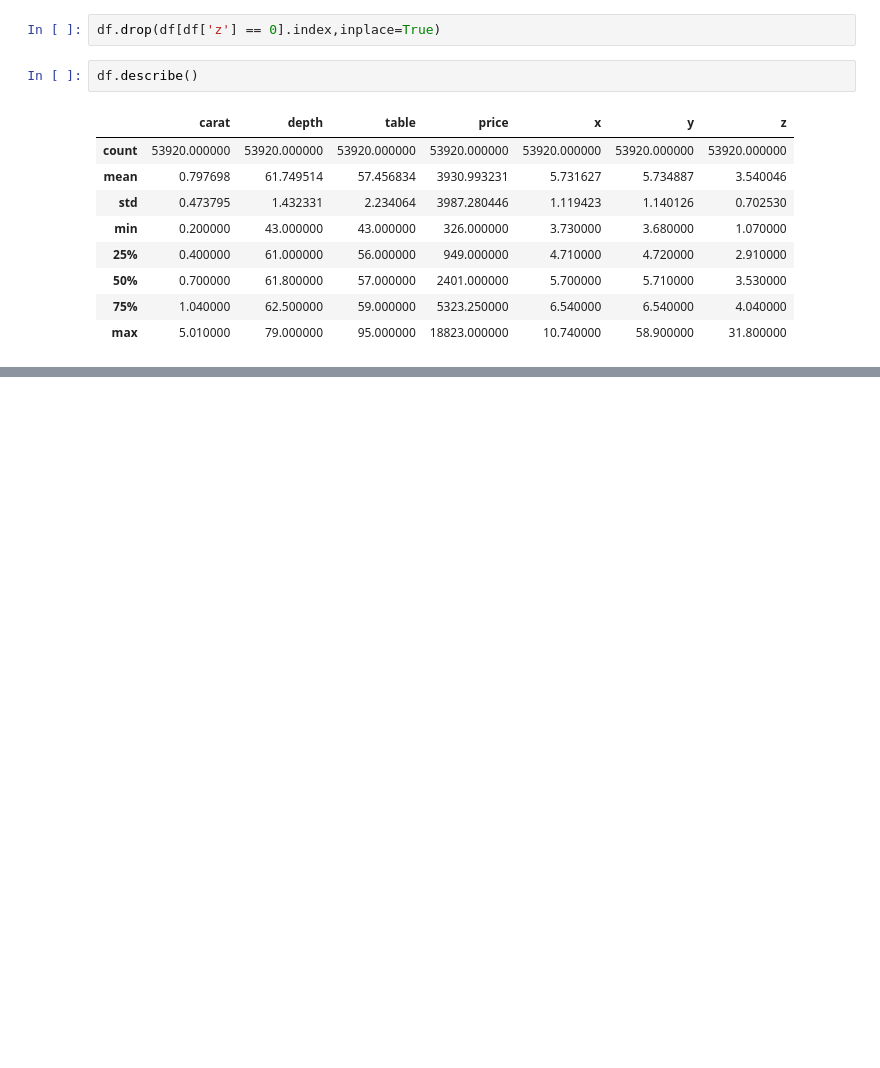
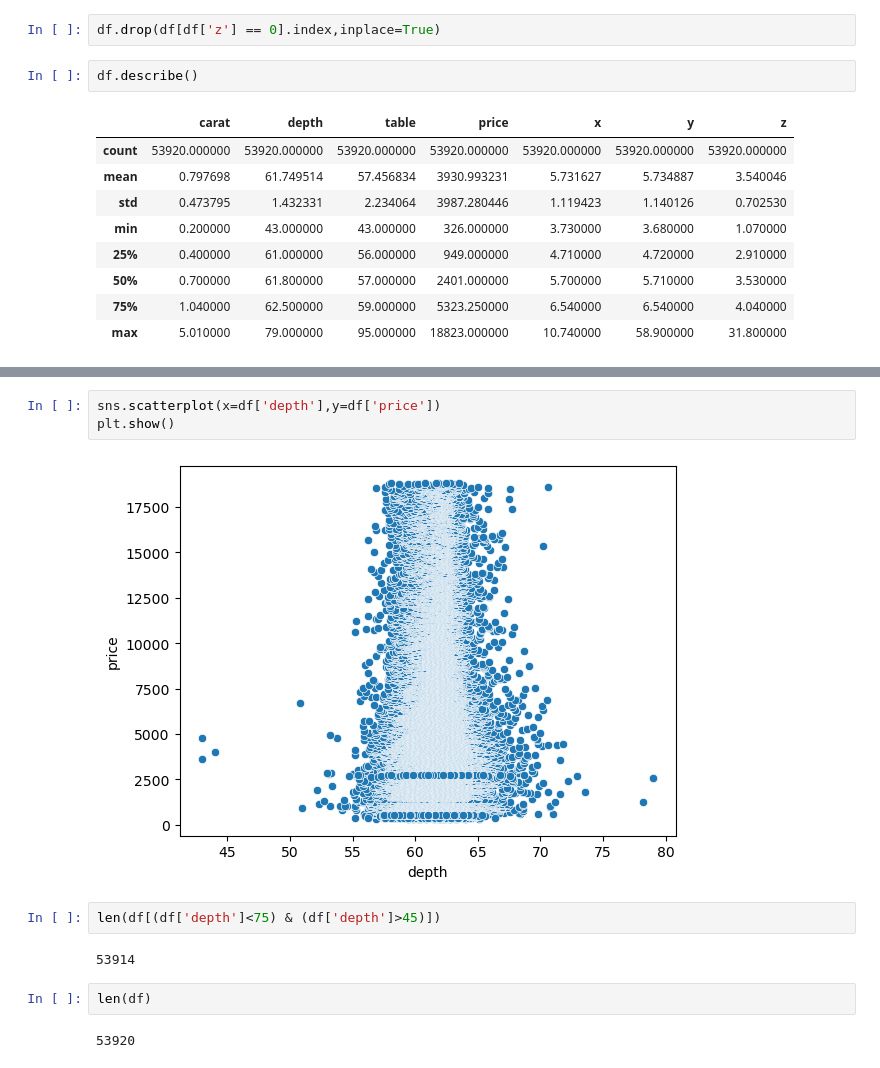
Before and after one commit to AbdullahTurgut/Machine-Learning, a Jupyter notebook: 11- SVMRegressor.ipynb, the cells around one changed output, grey strips where cells are left out. Drawn from its saved outputs; the diff is of its cells as text; blank space fills up the shorter version.

```diff
--- a/11- SVMRegressor.ipynb
+++ b/11- SVMRegressor.ipynb
@@ -99,0 +116,13 @@ df.describe()
+# %%
+sns.scatterplot(x=df['depth'],y=df['price'])
+plt.show()
+# %% [output]
+[figure, added]
+# %%
+len(df[(df['depth']<75) & (df['depth']>45)])
+# %% [output]
+53914
+# %%
+len(df)
+# %% [output]
+53920
```
Also changed, not shown: parts of 14 cells of this notebook.
